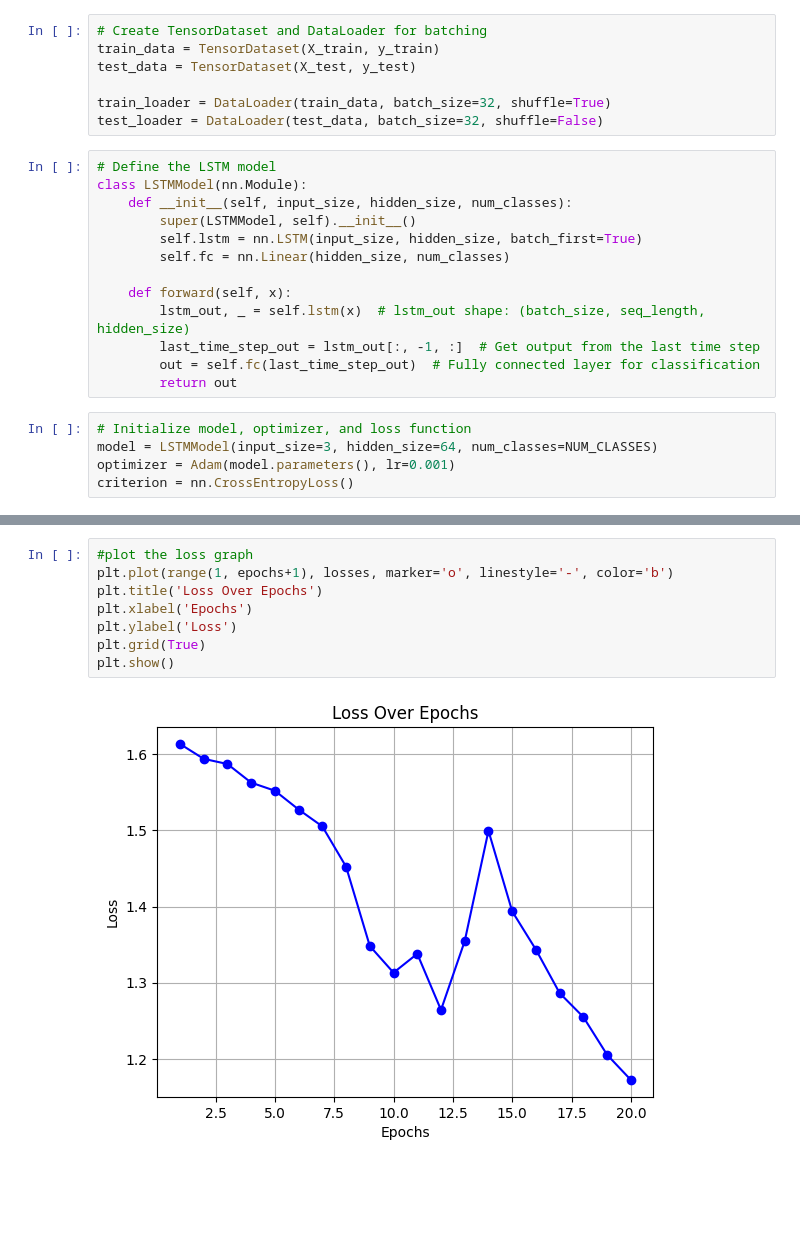
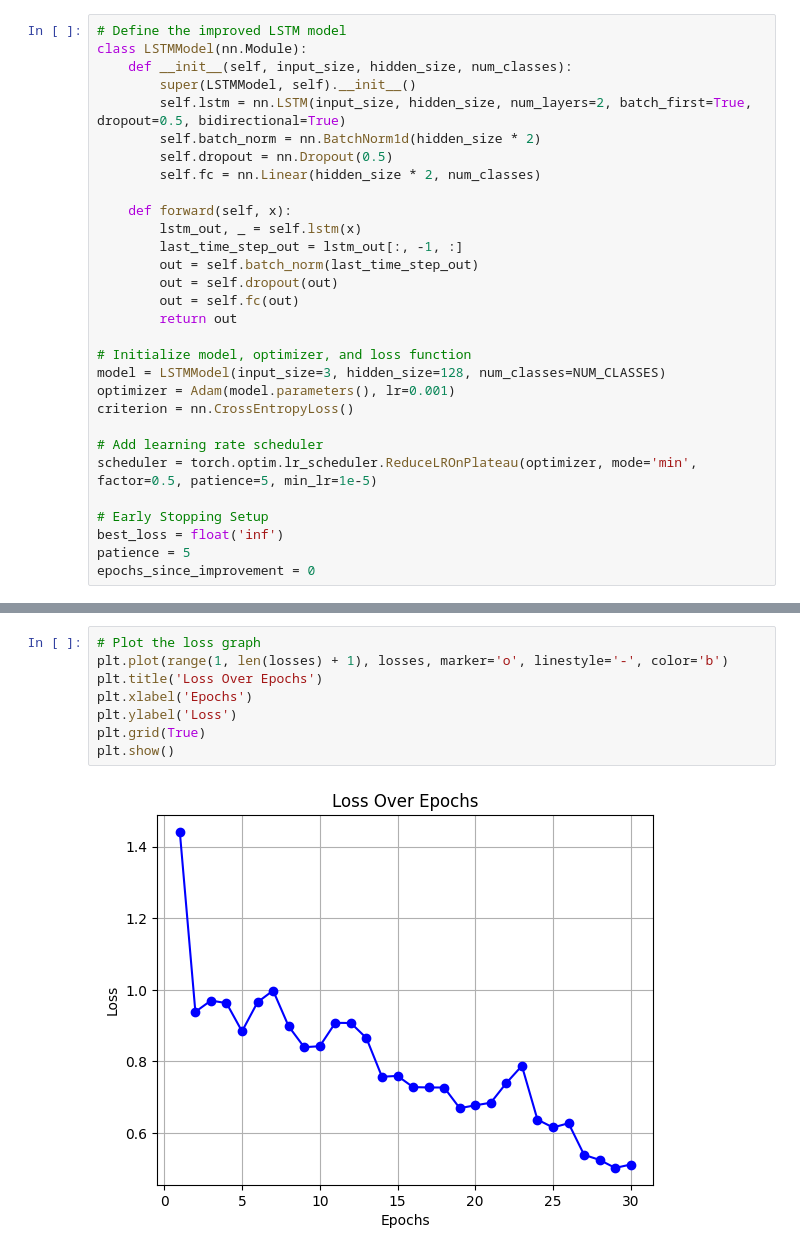
Before and after one commit to yuanhengm17/mgh-research-classification, a Jupyter notebook: LSTM.ipynb, the cells around one changed output, grey strips where cells are left out. Drawn from its saved outputs; the diff is of its cells as text; blank space fills up the shorter version.

Commit message:
new models

```diff
--- a/LSTM.ipynb
+++ b/LSTM.ipynb
@@ -88,26 +94,31 @@ X_test = X_test.permute(0, 2, 1)    # Same for testing data
-# %%
-# Create TensorDataset and DataLoader for batching
-train_data = TensorDataset(X_train, y_train)
-test_data = TensorDataset(X_test, y_test)
-
-train_loader = DataLoader(train_data, batch_size=32, shuffle=True)
-test_loader = DataLoader(test_data, batch_size=32, shuffle=False)
 # %%
-# Define the LSTM model
+# Define the improved LSTM model
 class LSTMModel(nn.Module):
     def __init__(self, input_size, hidden_size, num_classes):
         super(LSTMModel, self).__init__()
-        self.lstm = nn.LSTM(input_size, hidden_size, batch_first=True)
-        self.fc = nn.Linear(hidden_size, num_classes)
+        self.lstm = nn.LSTM(input_size, hidden_size, num_layers=2, batch_first=True, dropout=0.5, bidirectional=True)
+        self.batch_norm = nn.BatchNorm1d(hidden_size * 2)
+        self.dropout = nn.Dropout(0.5)
+        self.fc = nn.Linear(hidden_size * 2, num_classes)
 
     def forward(self, x):
-        lstm_out, _ = self.lstm(x)  # lstm_out shape: (batch_size, seq_length, hidden_size)
-        last_time_step_out = lstm_out[:, -1, :]  # Get output from the last time step
-        out = self.fc(last_time_step_out)  # Fully connected layer for classification
+        lstm_out, _ = self.lstm(x)
+        last_time_step_out = lstm_out[:, -1, :]
+        out = self.batch_norm(last_time_step_out)
+        out = self.dropout(out)
+        out = self.fc(out)
         return out
+
+# Initialize model, optimizer, and loss function
+model = LSTMModel(input_size=3, hidden_size=128, num_classes=NUM_CLASSES)
+optimizer = Adam(model.parameters(), lr=0.001)
+criterion = nn.CrossEntropyLoss()
+
+# Add learning rate scheduler
+scheduler = torch.optim.lr_scheduler.ReduceLROnPlateau(optimizer, mode='min', factor=0.5, patience=5, min_lr=1e-5)
+
+# Early Stopping Setup
+best_loss = float('inf')
+patience = 5
+epochs_since_improvement = 0
-# %%
-# Initialize model, optimizer, and loss function
-model = LSTMModel(input_size=3, hidden_size=64, num_classes=NUM_CLASSES)
-optimizer = Adam(model.parameters(), lr=0.001)
-criterion = nn.CrossEntropyLoss()
 # %%
@@ -164,10 +177,10 @@ Epoch [20/20], Loss: 1.1726
 # %%
-#plot the loss graph
-plt.plot(range(1, epochs+1), losses, marker='o', linestyle='-', color='b')
+# Plot the loss graph
+plt.plot(range(1, len(losses) + 1), losses, marker='o', linestyle='-', color='b')
 plt.title('Loss Over Epochs')
 plt.xlabel('Epochs')
 plt.ylabel('Loss')
 plt.grid(True)
 plt.show()
 # %% [output]
-[figure, old version]
+[figure, new version]
```
Also changed, not shown: parts of 19 cells of this notebook, 7 other files.
